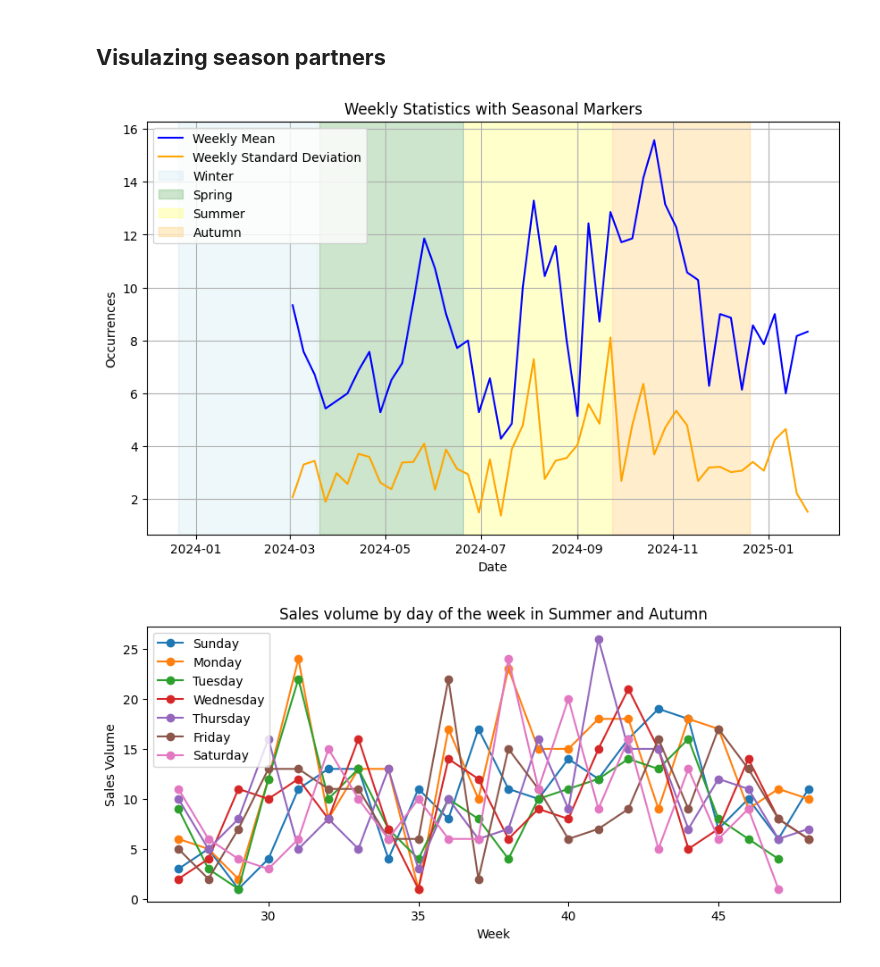
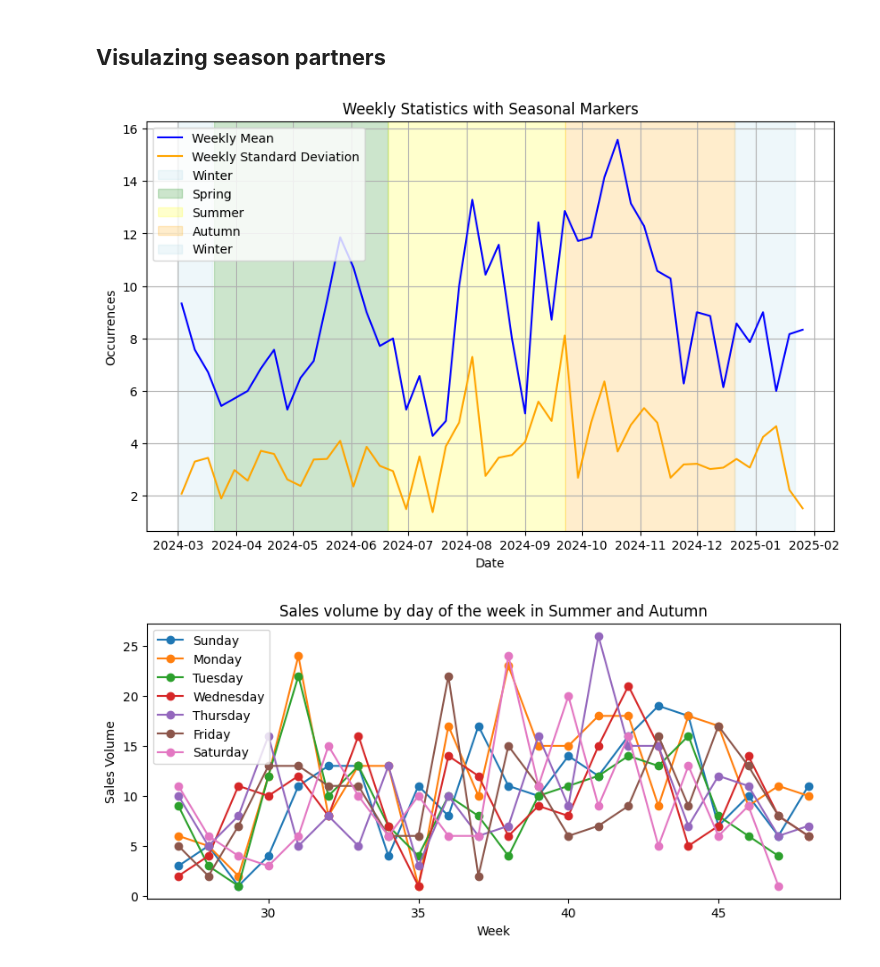
Before and after one commit to CaioMaxximus/CoffeeShop_Analysis, a Jupyter notebook: coffe-store-analisys.ipynb, the cells around one changed output. Cells and saved outputs as stored; diff of their text form; code cells hidden in the pictures.

```diff
--- a/coffe-store-analisys.ipynb
+++ b/coffe-store-analisys.ipynb
@@ -39,21 +41,22 @@ def season_maker(val):
         return 3
 
 seasons_map = {
-    0 : 'Winter',
+    0 :'Winter',
     1 :'Spring',
     2 :'Summer',
     3 :'Autumn'
 }
 
-# This dictionary defines the seasons in the Northern Hemisphere based on:
+# This array defines the seasons in the Northern Hemisphere based on:
 # solstices (marking winter and summer) and equinoxes (marking spring and autumn).
 # The dates are derived from the official astronomical calendar for 2024.
-seasons = {
-    'Winter': ['2023-12-21', '2024-03-19'],  # December Solstice to March Equinox
-    'Spring': ['2024-03-20', '2024-06-20'],  # March Equinox to June Solstice
-    'Summer': ['2024-06-20', '2024-09-22'],  # June Solstice to September Equinox
-    'Autumn': ['2024-09-22', '2024-12-21']   # September Equinox to December Solstice
-}
+
+seasons = [
+    ('Winter', ['2024-03-01', '2024-03-19']),  # December Solstice to March Equinox
+    ('Spring', ['2024-03-20', '2024-06-20']),  # March Equinox to June Solstice
+    ('Summer', ['2024-06-20', '2024-09-22']),  # June Solstice to September Equinox
+    ('Autumn', ['2024-09-22', '2024-12-21']), # September Equinox to December Solstice
+    ('Winter' , ['2024-12-21', '2025-01-22'])]
 # %% [markdown]
 ## **Data Overview**
 # %%
@@ -414,35 +405,28 @@ RMSE: 3.62850443753042
 # %%
 plt.figure(figsize=(10, 6))
 plt.plot(data.groupby(["date"]).size().resample('W').mean().to_frame().sort_index(), label='Weekly Mean', color='blue')
 plt.plot(data.groupby(["date"]).size().resample('W').std().to_frame(), label='Weekly Standard Deviation' , color='orange')
 data["season"] =  data["month"].apply(season_maker)
-
-seasons = {
-    'Winter': ['2023-12-21', '2024-03-19'],
-    'Spring': ['2024-03-20', '2024-06-20'],
-    'Summer': ['2024-06-21', '2024-09-22'],
-    'Autumn': ['2024-09-23', '2024-12-20']
-}
 
 season_colors = {
     'Winter': 'lightblue',
     'Spring': 'green',
     'Summer': 'yellow',
     'Autumn': 'orange'
 }
 
-for season, dates in seasons.items():
+for season, dates in seasons:
     start, end = pd.to_datetime(dates)
     plt.axvspan(start, end, alpha=0.2, color=season_colors[season], label=season)
 
 plt.title('Weekly Statistics with Seasonal Markers')
 plt.xlabel('Date')
 plt.ylabel('Occurrences')
 plt.legend()
 plt.grid(True)
 plt.show()
 # %% [output]
-[figure, old version]
+[figure, new version]
 # %%
 plt.figure(figsize=(10, 4))
 dic_week_days = {
```
Also changed, not shown: parts of 23 cells of this notebook.
